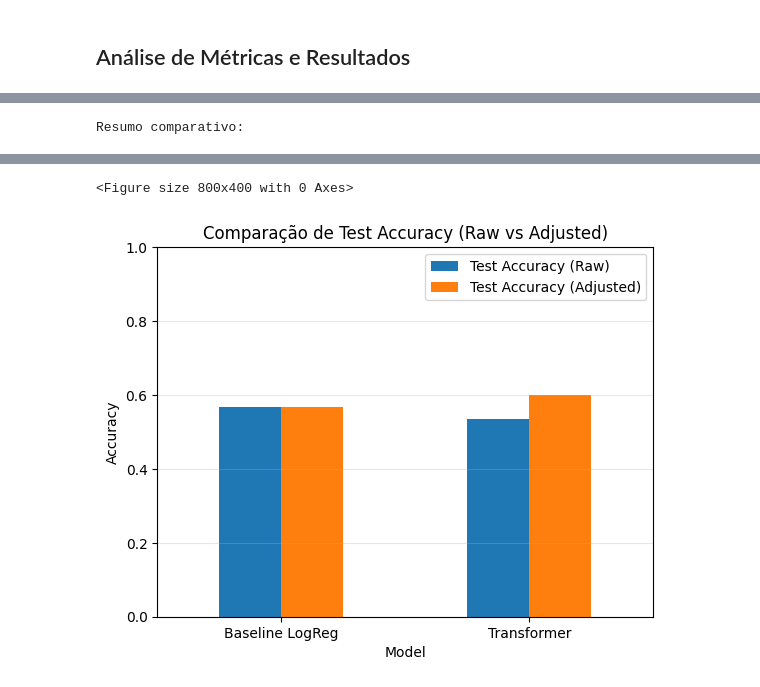
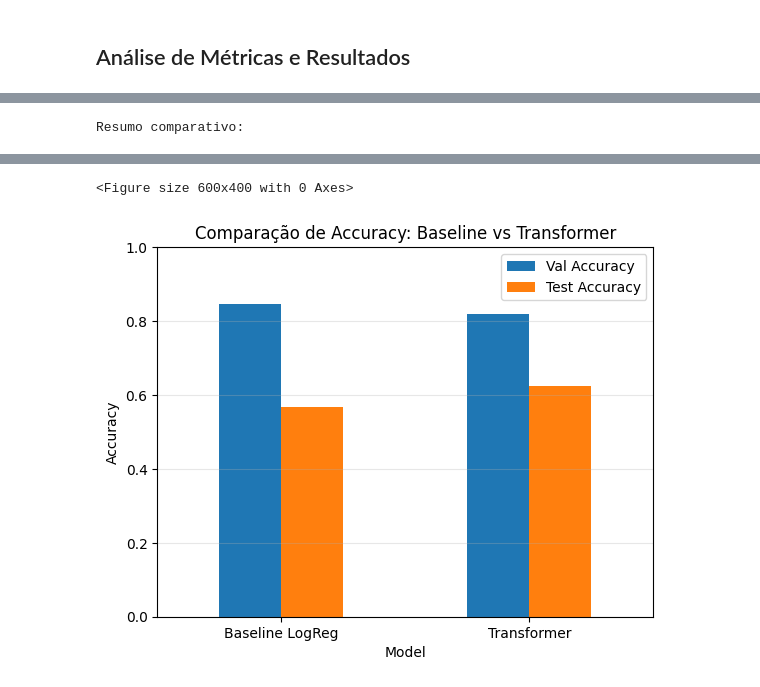
Before and after one commit to hhtomaswt11/HumanVsAI-TextClassifier--AP, a Jupyter notebook: notebooks/numpy_transformers_models.ipynb, the cells around one changed output, grey strips where cells are left out. Drawn from its saved outputs; the diff is of its cells as text; code cells hidden in the pictures.

Commit message:
Fine tuned numpy transformer model

```diff
--- a/notebooks/numpy_transformers_models.ipynb
+++ b/notebooks/numpy_transformers_models.ipynb
@@ -130,20 +130,11 @@ baseline.fit(train_ds, val_dataset=val_ds, patience=15)
 val_probs_base  = baseline.predict(val_ds)
 test_probs_base = baseline.predict(test_ds)
 
-raw_val_preds_base  = np.array([labels[i] for i in np.argmax(val_probs_base,  axis=1)])
-raw_test_preds_base = np.array([labels[i] for i in np.argmax(test_probs_base, axis=1)])
+val_preds_base  = np.array([labels[i] for i in np.argmax(val_probs_base,  axis=1)])
+test_preds_base = np.array([labels[i] for i in np.argmax(test_probs_base, axis=1)])
 
-base_best_threshold, base_best_bal_acc, base_best_acc = tune_human_threshold(
-    val_probs_base, y_val, labels, human_idx,
-)
-
-val_preds_base  = apply_human_confidence_rule(val_probs_base,  labels, human_idx, base_best_threshold)
-test_preds_base = apply_human_confidence_rule(test_probs_base, labels, human_idx, base_best_threshold)
-
-base_val_acc_raw  = accuracy_score_np(y_val,   raw_val_preds_base)
-base_val_acc_adj  = accuracy_score_np(y_val,   val_preds_base)
-base_test_acc_raw = accuracy_score_np(y_teste, raw_test_preds_base)
-base_test_acc_adj = accuracy_score_np(y_teste, test_preds_base)
+base_val_acc  = accuracy_score_np(y_val,   val_preds_base)
+base_test_acc = accuracy_score_np(y_teste, test_preds_base)
 # %% [output]
 Epoch 1/200 - loss: 1.3681 - val_loss: 1.1669 - accuracy: 0.5840
 Epoch 10/200 - loss: 0.2565 - val_loss: 0.5051 - accuracy: 0.9850
@@ -431,42 +539,26 @@ comparison_df = pd.DataFrame(
     [
         {
             'Model': 'Baseline LogReg',
-            'Val Accuracy (Raw)':              base_val_acc_raw,
-            'Val Accuracy (Adjusted)':         base_val_acc_adj,
-            'Test Accuracy (Raw)':             base_test_acc_raw,
-            'Test Accuracy (Adjusted)':        base_test_acc_adj,
-            'Best Human Threshold':            base_best_threshold,
-            'Val Balanced Accuracy (Adjusted)': base_best_bal_acc,
+            'Val Accuracy':  base_val_acc,
+            'Test Accuracy': base_test_acc,
         },
         {
             'Model': 'Transformer',
-            'Val Accuracy (Raw)':              tr_val_acc_raw,
-            'Val Accuracy (Adjusted)':         tr_val_acc_adj,
-            'Test Accuracy (Raw)':             tr_test_acc_raw,
-            'Test Accuracy (Adjusted)':        tr_test_acc_adj,
-            'Best Human Threshold':            tr_best_threshold,
-            'Val Balanced Accuracy (Adjusted)': tr_best_bal_acc,
+            'Val Accuracy':  tr_val_acc,
+            'Test Accuracy': tr_test_acc,
         },
     ]
 )
 
-numeric_cols = [
-    'Val Accuracy (Raw)',
-    'Val Accuracy (Adjusted)',
-    'Test Accuracy (Raw)',
-    'Test Accuracy (Adjusted)',
-    'Best Human Threshold',
-    'Val Balanced Accuracy (Adjusted)',
-]
-comparison_df[numeric_cols] = comparison_df[numeric_cols].round(4)
+comparison_df[['Val Accuracy', 'Test Accuracy']] = comparison_df[['Val Accuracy', 'Test Accuracy']].round(4)
 
 print('Resumo comparativo:')
 display(comparison_df)
 
-plt.figure(figsize=(8, 4))
-plot_df = comparison_df.set_index('Model')[['Test Accuracy (Raw)', 'Test Accuracy (Adjusted)']]
+plt.figure(figsize=(6, 4))
+plot_df = comparison_df.set_index('Model')[['Val Accuracy', 'Test Accuracy']]
 plot_df.plot(kind='bar', rot=0)
-plt.title('Comparação de Test Accuracy (Raw vs Adjusted)')
+plt.title('Comparação de Accuracy: Baseline vs Transformer')
 plt.ylabel('Accuracy')
 plt.ylim(0, 1)
 plt.grid(axis='y', alpha=0.3)
@@ -479,2 +571,2 @@ Resumo comparativo:
-<Figure size 800x400 with 0 Axes>
+<Figure size 600x400 with 0 Axes>
-[figure, old version]
+[figure, new version]
```
Also changed, not shown: parts of 7 cells of this notebook, 1 other file.
